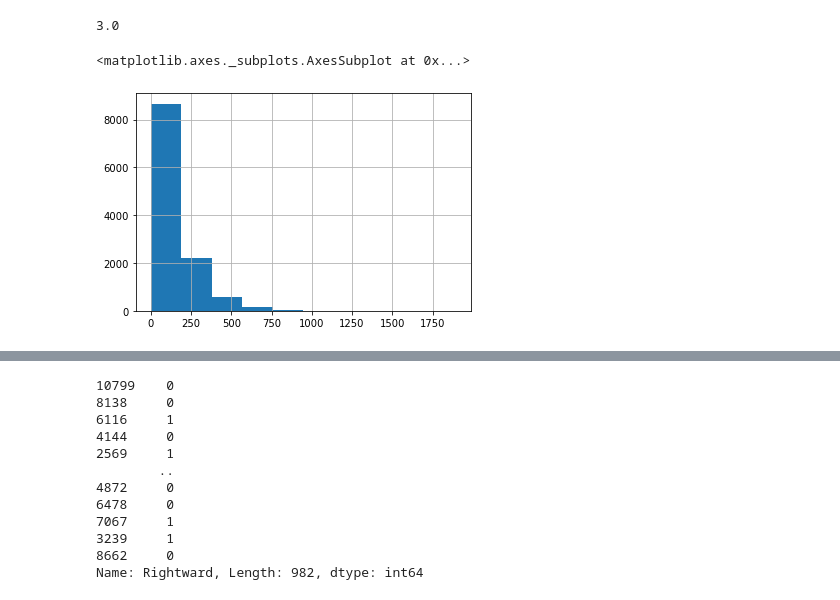
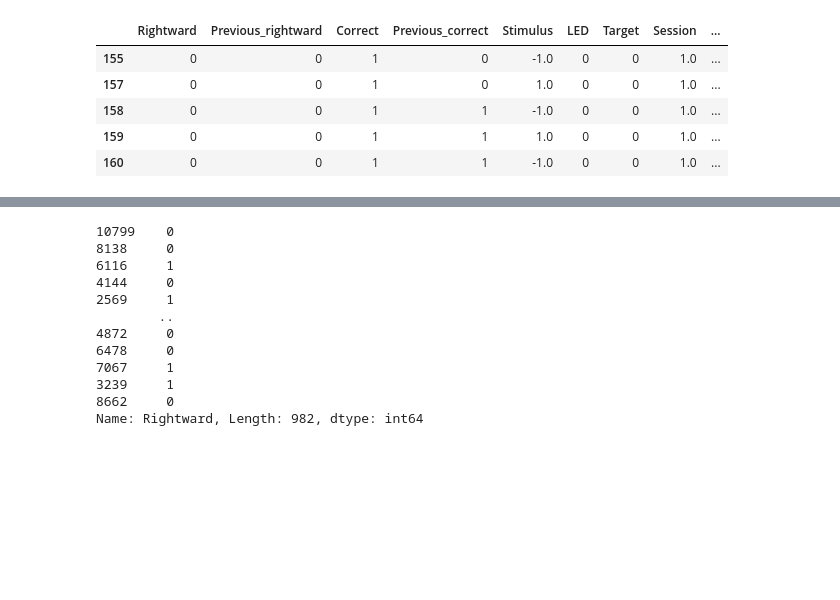
Before and after one commit to bkrall24/Psytrack_fitting, a Jupyter notebook: basic_GLM.ipynb, the cells around one changed output, grey strips where cells are left out. Saved outputs shown, nothing was run; the diff lists cells and outputs as text; code cells hidden in the pictures; blank space fills up the shorter version.

```diff
--- a/basic_GLM.ipynb
+++ b/basic_GLM.ipynb
@@ -159,16 +159,19 @@ def expand_history(d, back):
 # %%
 import os
 path = os.getcwd();
 
-animal = 'opto_203'
+animal = 'opto_207'
 
-path = r"C:\Users\natet\Desktop\Experimental_Data\IT\opto_204"
-np.log2((1/125)*1000)
+#path = r"C:\Users\natet\Desktop\Experimental_Data\IT\opto_204"
+import numpy as np
+
+b = load_beh_data(path, animal)
+b2 = clean_beh_data(b)
+b2.head()
 # %% [output]
-3.0
+|  | Rightward | Previous_rightward | Correct | Previous_correct | Stimulus | LED | Target | Session | ... |
+| 155 | 0 | 0 | 1 | 0 | -1.0 | 0 | 0 | 1.0 | ... |
+| 157 | 0 | 0 | 1 | 0 | 1.0 | 0 | 0 | 1.0 | ... |
+| 158 | 0 | 0 | 1 | 1 | -1.0 | 0 | 0 | 1.0 | ... |
+| 159 | 0 | 0 | 1 | 1 | 1.0 | 0 | 0 | 1.0 | ... |
+| 160 | 0 | 0 | 1 | 1 | -1.0 | 0 | 0 | 1.0 | ... |
-# %%
-b = load_beh_data(path, animal)
-b['latency'].hist()
-# %% [output]
-<matplotlib.axes._subplots.AxesSubplot at 0x...>
-[figure, removed]
```
Also changed, not shown: parts of 17 cells of this notebook.
